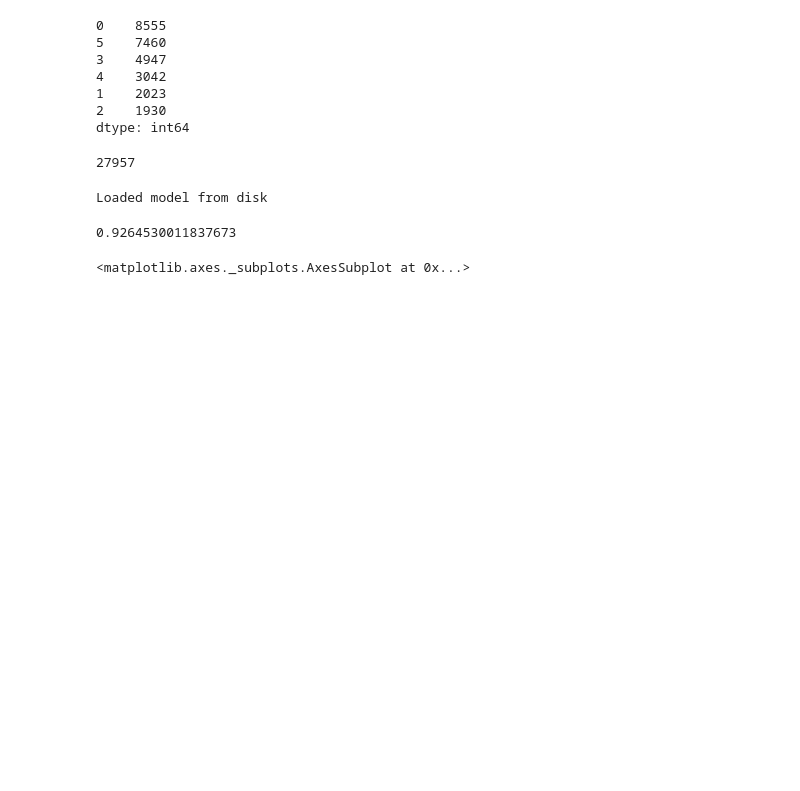
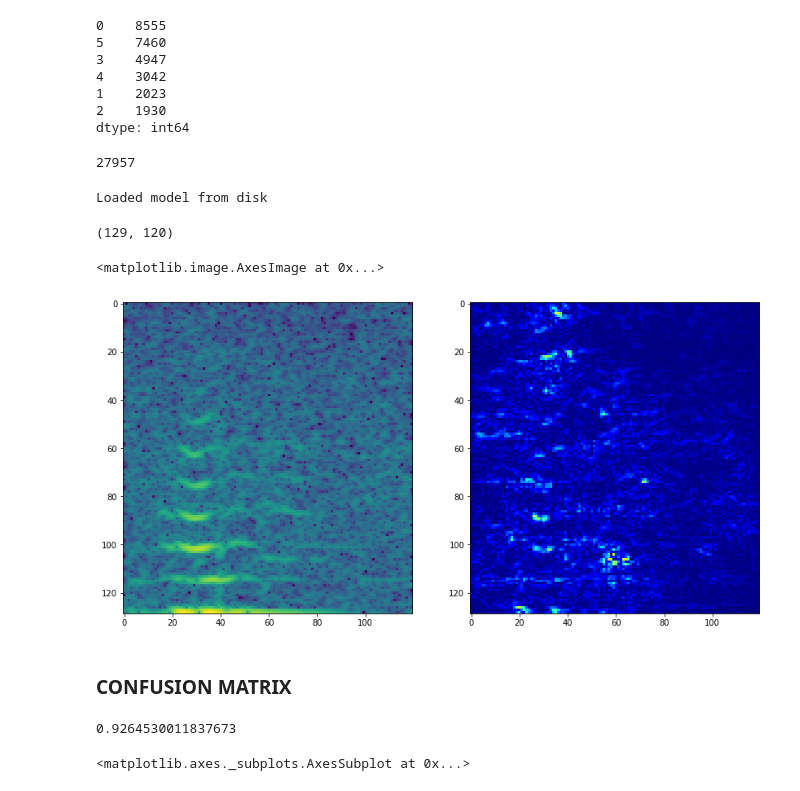
Before and after one commit to kalfasyan/wingbeat_frequencies, a Jupyter notebook: Confusion_spectrogram.ipynb, the cells around one changed output. Cells and saved outputs as stored; diff of their text form; code cells hidden in the pictures; blank space fills up the shorter version.

Commit message:
testing saliency maps in a notebook

```diff
--- a/Confusion_spectrogram.ipynb
+++ b/Confusion_spectrogram.ipynb
@@ -78,13 +84,13 @@ len(X_test)
 27957
 # %%
 from keras.models import model_from_yaml
-yaml_file = open('./temp_data/mosquitoes_buda_stft_wrapper.yaml', 'r')
+yaml_file = open('./temp_data/mosquitoes_spec.yaml', 'r')
 loaded_model_yaml = yaml_file.read()
 yaml_file.close()
 loaded_model = model_from_yaml(loaded_model_yaml)
 
 # load weights into new model
-loaded_model.load_weights("./temp_data/mosquitoes_buda_stft_wrapper.h5")
+loaded_model.load_weights("./temp_data/mosquitoes_spec.h5")
 print("Loaded model from disk")
 
 loaded_model.compile(loss='categorical_crossentropy',
@@ -92,6 +98,47 @@ loaded_model.compile(loss='categorical_crossentropy',
             metrics=['accuracy'])
 # %% [output]
 Loaded model from disk
+# %%
+from vis.visualization import visualize_saliency
+from vis.utils import utils
+from keras import activations
+
+# Utility to search for layer index by name.
+# Alternatively we can specify this as -1 since it corresponds to the last layer.
+layer_idx = -1#utils.find_layer_idx(loaded_model, 'preds')
+
+# Swap softmax with linear
+loaded_model.layers[layer_idx].activation = activations.linear
+loaded_model = utils.apply_modifications(loaded_model)
+# %%
+class_idx = 4
+indices = np.where(y_test == class_idx)[0]
+
+# pick some random input from here.
+idx = indices[3]
+
+obj = None
+data, _ = librosa.load(X_test[idx], sr = SR)
+data = metamorphose(data, setting=setting, stg_obj=obj)
+data = np.expand_dims(data, axis = -1)
+np.array(data, np.float32).shape
+
+plt.figure(figsize=(14,10))
+plt.subplot(1,2,1)
+print(data[:,:,0].shape)
+plt.imshow(data[:,:,0])
+
+
+grads = visualize_saliency(loaded_model, layer_idx, filter_indices=class_idx, seed_input=np.array(data, np.float32))
+# Plot with 'jet' colormap to visualize as a heatmap.
+plt.subplot(1,2,2)
+plt.imshow(grads, cmap='jet')
+# %% [output]
+(129, 120)
+<matplotlib.image.AxesImage at 0x...>
+[figure, added]
+# %% [markdown]
+### CONFUSION MATRIX
 # %%
 y_pred = loaded_model.predict_generator(valid_generator(X_test,
                                                     y_test,
```
Also changed, not shown: parts of 2 cells of this notebook.
